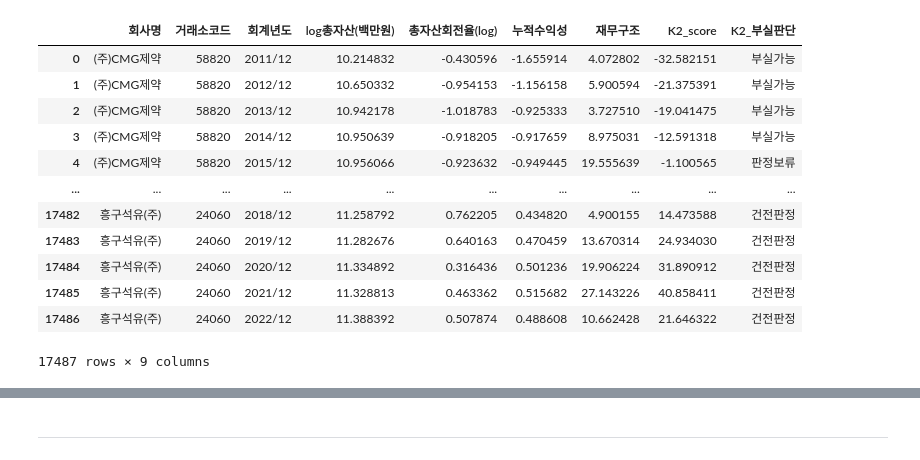
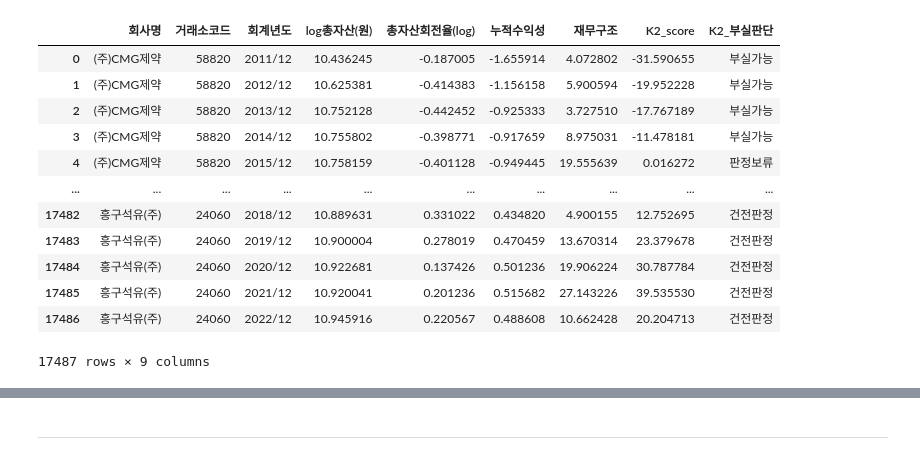
Before and after one commit to ZiNoBae/Hackathon_ubion, a Jupyter notebook: Teamproject_2nd/preprocessing/pre_01.ipynb, the cells around one changed output, grey strips where cells are left out. Cells and saved outputs as stored; diff of their text form; code cells hidden in the pictures.

```diff
--- a/Teamproject_2nd/preprocessing/pre_01.ipynb
+++ b/Teamproject_2nd/preprocessing/pre_01.ipynb
@@ -14,19 +10,19 @@ df_work = pd.read_excel('../dataset_final/비재무최종_df.xlsx', index_col=0)
 df['평균근속연수(년)'] = df_work['평균근속연수']
 # %%
-df_k2 = pd.read_excel('../dataset_final/K2_score_real_final.xlsx', index_col=0)
+df_k2 = pd.read_excel('../dataset_real_final/K2_score_real_final_2.xlsx', index_col=0)
 df_k2
 # %% [output]
-|  | 회사명 | 거래소코드 | 회계년도 | log총자산(백만원) | 총자산회전율(log) | 누적수익성 | 재무구조 | K2_score | K2_부실판단 |
-| 0 | (주)CMG제약 | 58820 | 2011/12 | 10.214832 | -0.430596 | -1.655914 | 4.072802 | -32.582151 | 부실가능 |
-| 1 | (주)CMG제약 | 58820 | 2012/12 | 10.650332 | -0.954153 | -1.156158 | 5.900594 | -21.375391 | 부실가능 |
-| 2 | (주)CMG제약 | 58820 | 2013/12 | 10.942178 | -1.018783 | -0.925333 | 3.727510 | -19.041475 | 부실가능 |
-| 3 | (주)CMG제약 | 58820 | 2014/12 | 10.950639 | -0.918205 | -0.917659 | 8.975031 | -12.591318 | 부실가능 |
-| 4 | (주)CMG제약 | 58820 | 2015/12 | 10.956066 | -0.923632 | -0.949445 | 19.555639 | -1.100565 | 판정보류 |
+|  | 회사명 | 거래소코드 | 회계년도 | log총자산(원) | 총자산회전율(log) | 누적수익성 | 재무구조 | K2_score | K2_부실판단 |
+| 0 | (주)CMG제약 | 58820 | 2011/12 | 10.436245 | -0.187005 | -1.655914 | 4.072802 | -31.590655 | 부실가능 |
+| 1 | (주)CMG제약 | 58820 | 2012/12 | 10.625381 | -0.414383 | -1.156158 | 5.900594 | -19.952228 | 부실가능 |
+| 2 | (주)CMG제약 | 58820 | 2013/12 | 10.752128 | -0.442452 | -0.925333 | 3.727510 | -17.767189 | 부실가능 |
+| 3 | (주)CMG제약 | 58820 | 2014/12 | 10.755802 | -0.398771 | -0.917659 | 8.975031 | -11.478181 | 부실가능 |
+| 4 | (주)CMG제약 | 58820 | 2015/12 | 10.758159 | -0.401128 | -0.949445 | 19.555639 | 0.016272 | 판정보류 |
 | ... | ... | ... | ... | ... | ... | ... | ... | ... | ... |
-| 17482 | 흥구석유(주) | 24060 | 2018/12 | 11.258792 | 0.762205 | 0.434820 | 4.900155 | 14.473588 | 건전판정 |
-| 17483 | 흥구석유(주) | 24060 | 2019/12 | 11.282676 | 0.640163 | 0.470459 | 13.670314 | 24.934030 | 건전판정 |
-| 17484 | 흥구석유(주) | 24060 | 2020/12 | 11.334892 | 0.316436 | 0.501236 | 19.906224 | 31.890912 | 건전판정 |
-| 17485 | 흥구석유(주) | 24060 | 2021/12 | 11.328813 | 0.463362 | 0.515682 | 27.143226 | 40.858411 | 건전판정 |
-| 17486 | 흥구석유(주) | 24060 | 2022/12 | 11.388392 | 0.507874 | 0.488608 | 10.662428 | 21.646322 | 건전판정 |
+| 17482 | 흥구석유(주) | 24060 | 2018/12 | 10.889631 | 0.331022 | 0.434820 | 4.900155 | 12.752695 | 건전판정 |
+| 17483 | 흥구석유(주) | 24060 | 2019/12 | 10.900004 | 0.278019 | 0.470459 | 13.670314 | 23.379678 | 건전판정 |
+| 17484 | 흥구석유(주) | 24060 | 2020/12 | 10.922681 | 0.137426 | 0.501236 | 19.906224 | 30.787784 | 건전판정 |
+| 17485 | 흥구석유(주) | 24060 | 2021/12 | 10.920041 | 0.201236 | 0.515682 | 27.143226 | 39.535530 | 건전판정 |
+| 17486 | 흥구석유(주) | 24060 | 2022/12 | 10.945916 | 0.220567 | 0.488608 | 10.662428 | 20.204713 | 건전판정 |
 17487 rows × 9 columns
 # %%
```
Also changed, not shown: parts of 45 cells of this notebook, 11 other files.
